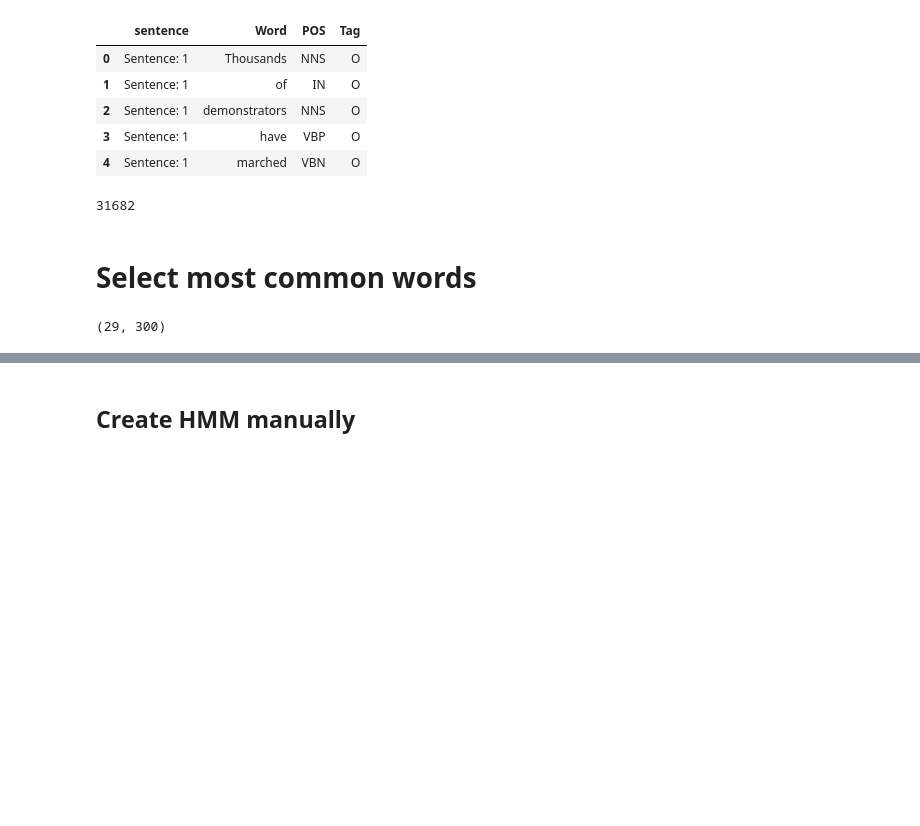
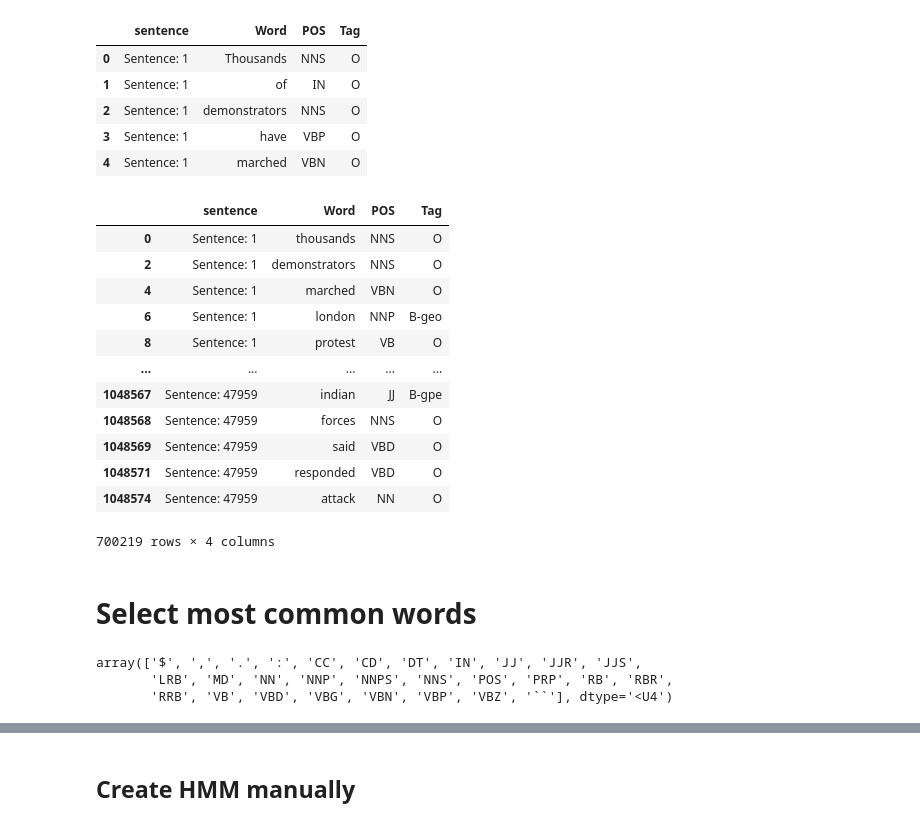
Before and after one commit to roinaveiro/corrupting_hmms, a Jupyter notebook: NER.ipynb, the cells around one changed output, grey strips where cells are left out. Drawn from its saved outputs; the diff is of its cells as text; code cells hidden in the pictures; blank space fills up the shorter version.

```diff
--- a/NER.ipynb
+++ b/NER.ipynb
@@ -58,26 +58,38 @@ data_processed['Word'] = data_pre_precessed
 
 #removing the rows where word is empty
 data_processed = data_processed[(data_processed['Word'] != '') | (data_processed['Word'].isna())]
-# %%
-tags = list(set(data.POS.values))  # Unique POS tags in the dataset
-words = list(set(data.Word.values))  # Unique words in the dataset
-len(tags), len(words)
-
-words1 = list(set(data_processed.Word.values))  # Unique words in the dataset
-len(words1)
-# %% [output]
-31682
+# %%
+data_processed
+# %% [output]
+|  | sentence | Word | POS | Tag |
+| 0 | Sentence: 1 | thousands | NNS | O |
+| 2 | Sentence: 1 | demonstrators | NNS | O |
+| 4 | Sentence: 1 | marched | VBN | O |
+| 6 | Sentence: 1 | london | NNP | B-geo |
+| 8 | Sentence: 1 | protest | VB | O |
+| ... | ... | ... | ... | ... |
+| 1048567 | Sentence: 47959 | indian | JJ | B-gpe |
+| 1048568 | Sentence: 47959 | forces | NNS | O |
+| 1048569 | Sentence: 47959 | said | VBD | O |
+| 1048571 | Sentence: 47959 | responded | VBD | O |
+| 1048574 | Sentence: 47959 | attack | NN | O |
+700219 rows × 4 columns
 # %% [markdown]
 # Select most common words
 # %%
 # Most common words
 N_w = 300
-common_words = data_processed['Word'] .value_counts().sort_values(ascending=False)[:N_w].index
+common_words = data_processed['Word'].value_counts().sort_values(ascending=False)[:N_w].index
 data_reduced = data_processed[data_processed['Word'].isin(common_words)]
 
 tags = list(set(data_reduced.POS.values))  # Unique POS tags in the dataset
 words = list(set(data_reduced.Word.values))  # Unique words in the dataset
 len(tags), len(words)
+
+tags = np.sort(tags)
+tags
 # %% [output]
-(29, 300)
+array(['$', ',', '.', ':', 'CC', 'CD', 'DT', 'IN', 'JJ', 'JJR', 'JJS',
+       'LRB', 'MD', 'NN', 'NNP', 'NNPS', 'NNS', 'POS', 'PRP', 'RB', 'RBR',
+       'RRB', 'VB', 'VBD', 'VBG', 'VBN', 'VBP', 'VBZ', '``'], dtype='<U4')
 # %%
```
Also changed, not shown: parts of 29 cells of this notebook.
